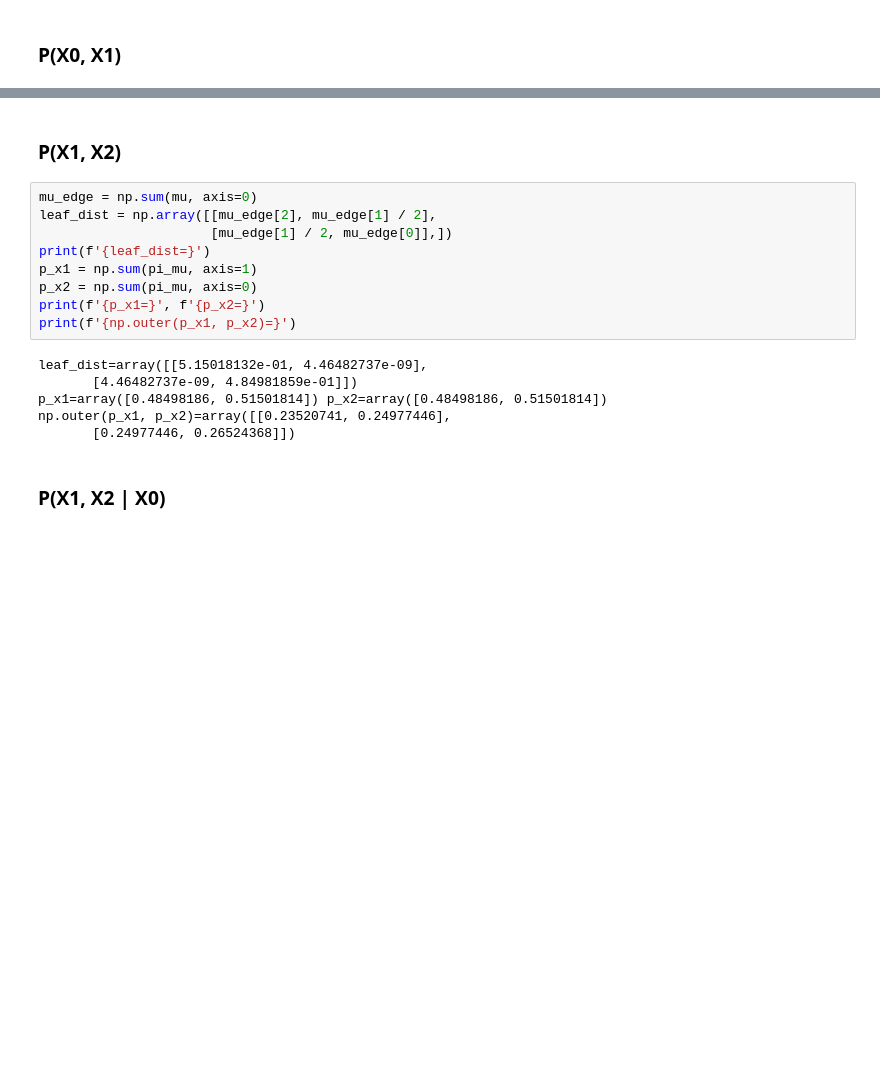
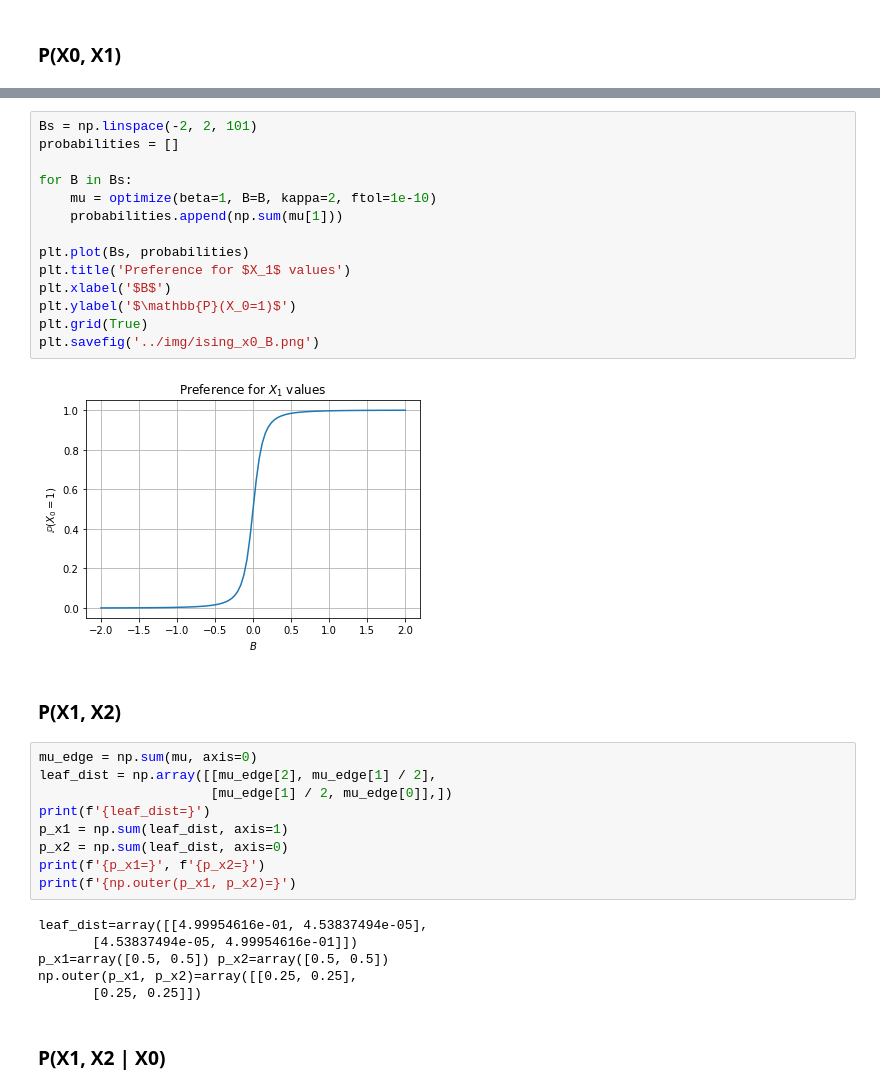
Before and after one commit to YizhongHu/statistical_mechanics_on_graphs, a Jupyter notebook: src/ising.ipynb, the cells around one changed output, grey strips where cells are left out. Saved outputs shown, nothing was run; the diff lists cells and outputs as text; blank space fills up the shorter version.

```diff
--- a/src/ising.ipynb
+++ b/src/ising.ipynb
@@ -218,3 +161,19 @@ np.outer(p_x0, p_x1)=array([[0.23520741, 0.24977446],
+# %%
+Bs = np.linspace(-2, 2, 101)
+probabilities = []
+
+for B in Bs:
+    mu = optimize(beta=1, B=B, kappa=2, ftol=1e-10)
+    probabilities.append(np.sum(mu[1]))
+
+plt.plot(Bs, probabilities)
+plt.title('Preference for $X_1$ values')
+plt.xlabel('$B$')
+plt.ylabel('$\mathbb{P}(X_0=1)$')
+plt.grid(True)
+plt.savefig('../img/ising_x0_B.png')
+# %% [output]
+[figure, added]
 # %% [markdown]
 ### P(X1, X2)
 # %%
@@ -222,16 +181,16 @@ mu_edge = np.sum(mu, axis=0)
 leaf_dist = np.array([[mu_edge[2], mu_edge[1] / 2],
                       [mu_edge[1] / 2, mu_edge[0]],])
 print(f'{leaf_dist=}')
-p_x1 = np.sum(pi_mu, axis=1)
-p_x2 = np.sum(pi_mu, axis=0)
+p_x1 = np.sum(leaf_dist, axis=1)
+p_x2 = np.sum(leaf_dist, axis=0)
 print(f'{p_x1=}', f'{p_x2=}')
 print(f'{np.outer(p_x1, p_x2)=}')
 # %% [output]
-leaf_dist=array([[5.15018132e-01, 4.46482737e-09],
-       [4.46482737e-09, 4.84981859e-01]])
-p_x1=array([0.48498186, 0.51501814]) p_x2=array([0.48498186, 0.51501814])
-np.outer(p_x1, p_x2)=array([[0.23520741, 0.24977446],
-       [0.24977446, 0.26524368]])
+leaf_dist=array([[4.99954616e-01, 4.53837494e-05],
+       [4.53837494e-05, 4.99954616e-01]])
+p_x1=array([0.5, 0.5]) p_x2=array([0.5, 0.5])
+np.outer(p_x1, p_x2)=array([[0.25, 0.25],
+       [0.25, 0.25]])
 # %% [markdown]
 ### P(X1, X2 | X0)
 # %%
```
Also changed, not shown: parts of 13 cells of this notebook, 3 other files.
